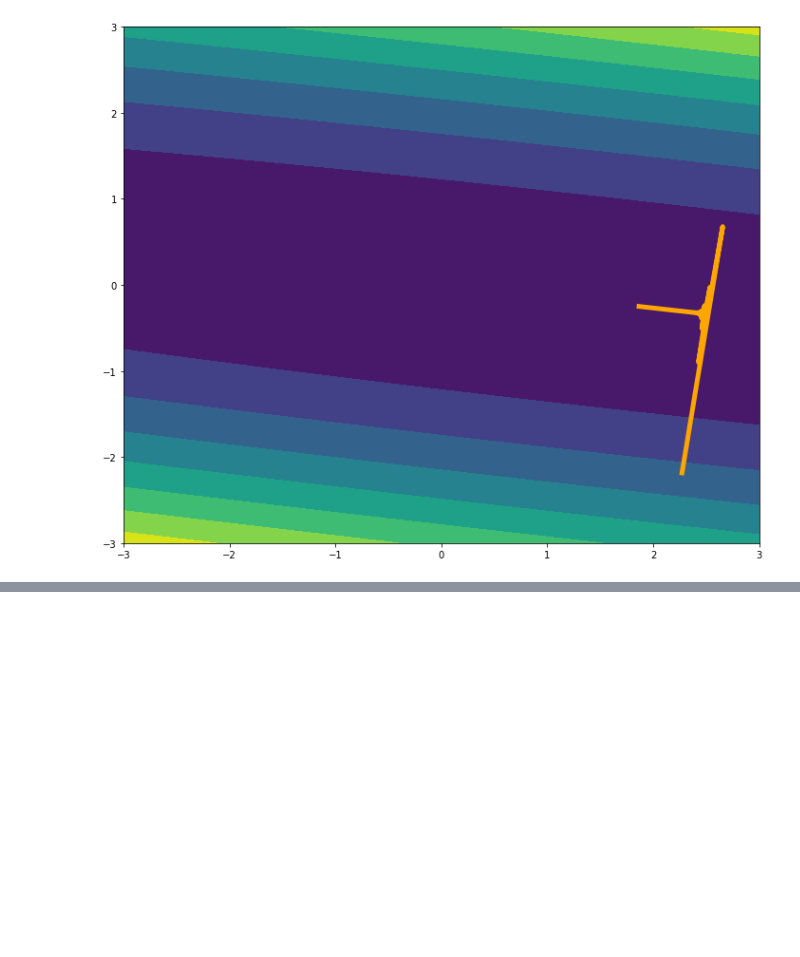
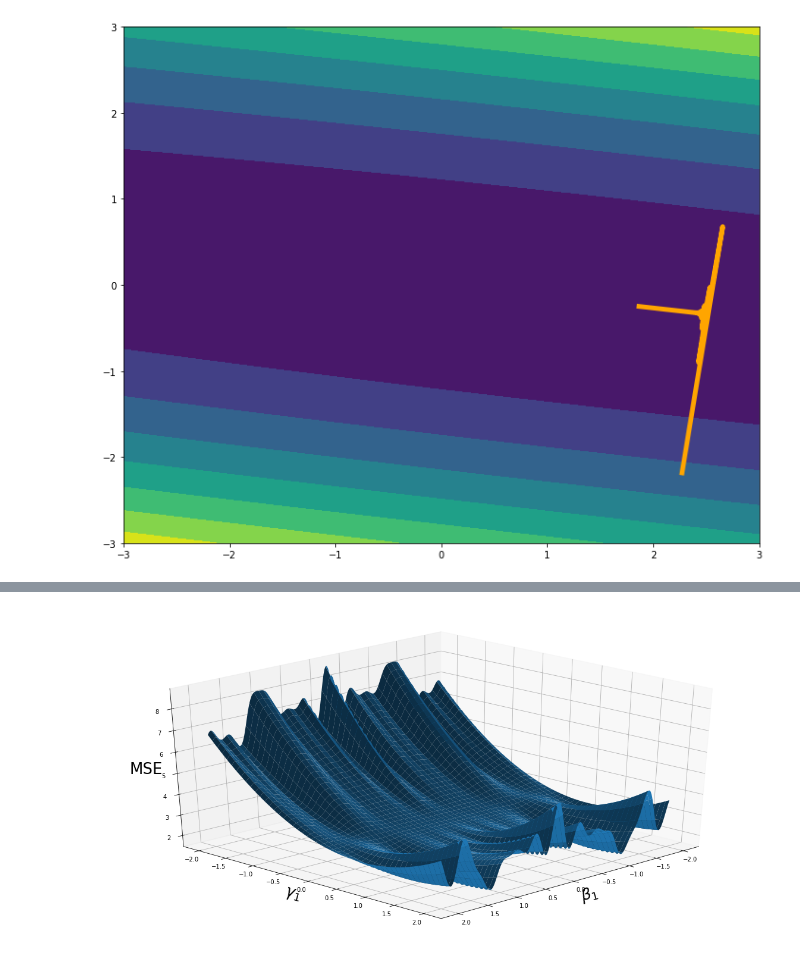
Before and after one commit to KISRDevelopment/nn_course, a Jupyter notebook: gradient-descent.ipynb, the cells around one changed output, grey strips where cells are left out. Cells and saved outputs as stored; diff of their text form; code cells hidden in the pictures; blank space fills up the shorter version.

```diff
--- a/gradient-descent.ipynb
+++ b/gradient-descent.ipynb
@@ -270,0 +269,24 @@ Best mse: 2.25
+# %%
+from mpl_toolkits.mplot3d import Axes3D
+
+beta1s = np.linspace(-2, 2, 200)
+gamma1s = np.linspace(-2, 2, 200)
+
+B1, G1 = np.meshgrid(beta1s, gamma1s)
+Z = np.zeros_like(B1)
+for i in range(Z.shape[0]):
+    for j in range(Z.shape[1]):
+        beta1 = B1[i,j]
+        gamma1 = G1[i,j]
+        yhat = gamma1 * np.cos(beta1 * X)
+        Z[i,j] = np.mean(np.square(yhat - y))
+
+f = plt.figure(figsize=(20, 10))
+ax1 = f.add_subplot(1, 1, 1, projection='3d')
+ax1.plot_surface(B1, G1, Z)
+ax1.set_xlabel(r'$\beta_1$', fontsize=26)
+ax1.set_ylabel(r'$\gamma_1$', fontsize=26)
+ax1.set_zlabel(r'MSE', fontsize=26)
+ax1.view_init(30, 45)
+# %% [output]
+[figure, added]
```
Also changed, not shown: parts of 12 cells of this notebook, 1 other file.
